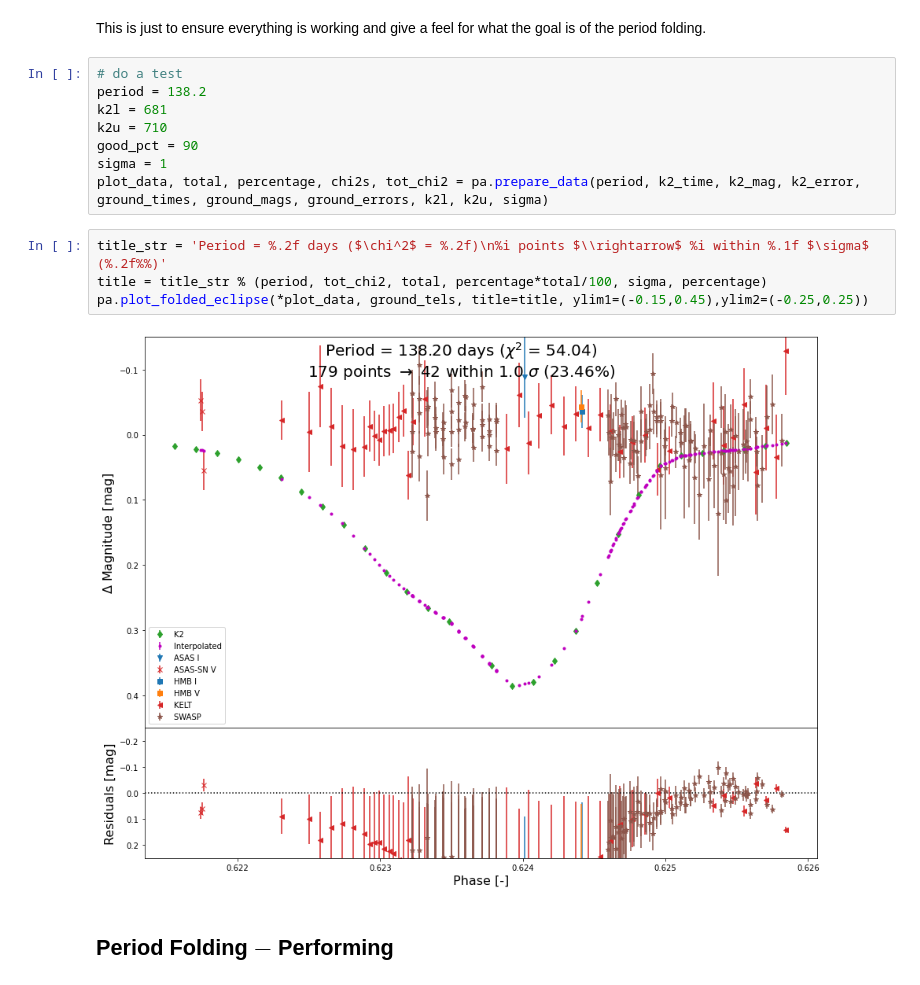
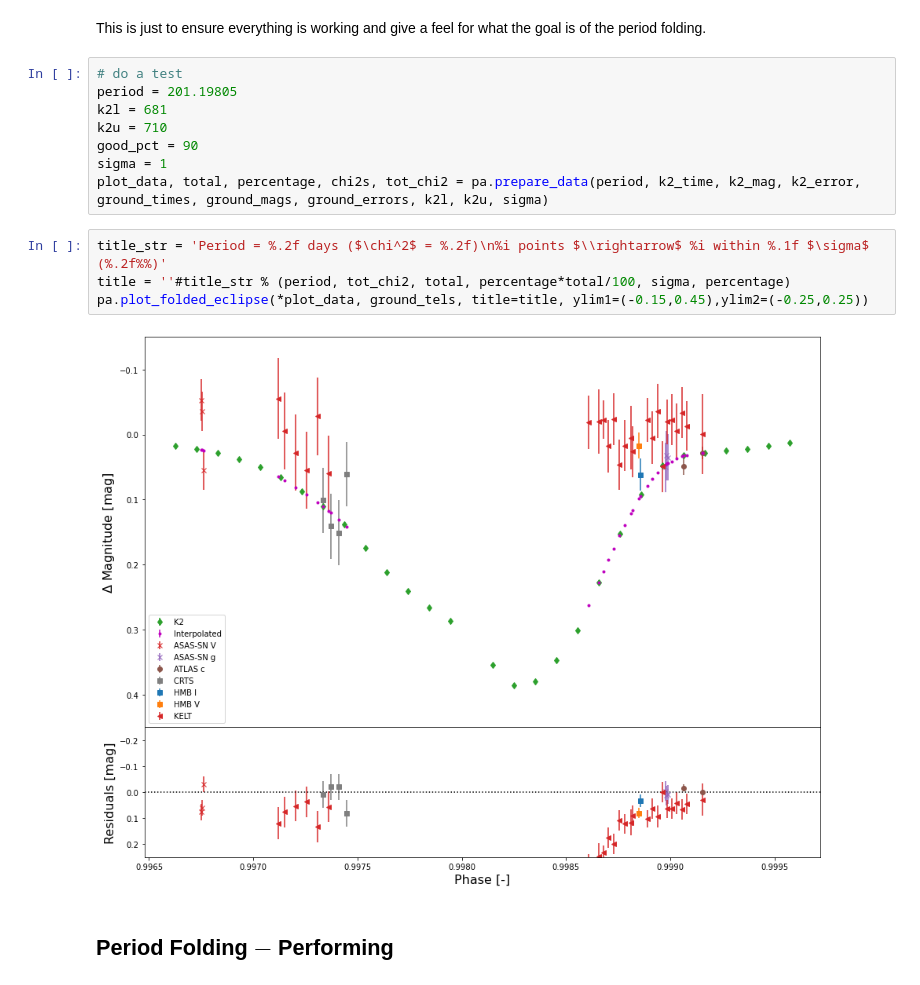
Before and after one commit to dmvandam/V928tau, a Jupyter notebook: period_analysis.ipynb, the cells around one changed output. Saved outputs shown, nothing was run; the diff lists cells and outputs as text.

```diff
--- a/period_analysis.ipynb
+++ b/period_analysis.ipynb
@@ -86,7 +86,7 @@ plt.show()
 This is just to ensure everything is working and give a feel for what the goal is of the period folding.
 # %%
 # do a test
-period = 138.2
+period = 201.19805
 k2l = 681
 k2u = 710
 good_pct = 90
@@ -94,10 +94,10 @@ sigma = 1
 plot_data, total, percentage, chi2s, tot_chi2 = pa.prepare_data(period, k2_time, k2_mag, k2_error, ground_times, ground_mags, ground_errors, k2l, k2u, sigma)
 # %%
 title_str = 'Period = %.2f days ($\chi^2$ = %.2f)\n%i points $\\rightarrow$ %i within %.1f $\sigma$ (%.2f%%)'
-title = title_str % (period, tot_chi2, total, percentage*total/100, sigma, percentage)
+title = ''#title_str % (period, tot_chi2, total, percentage*total/100, sigma, percentage)
 pa.plot_folded_eclipse(*plot_data, ground_tels, title=title, ylim1=(-0.15,0.45),ylim2=(-0.25,0.25))
 # %% [output]
-[figure, old version]
+[figure, new version]
 # %% [markdown]
 ## Period Folding $-$ Performing
 # %% [markdown]
```
Also changed, not shown: parts of 4 cells of this notebook, 2 other files.
